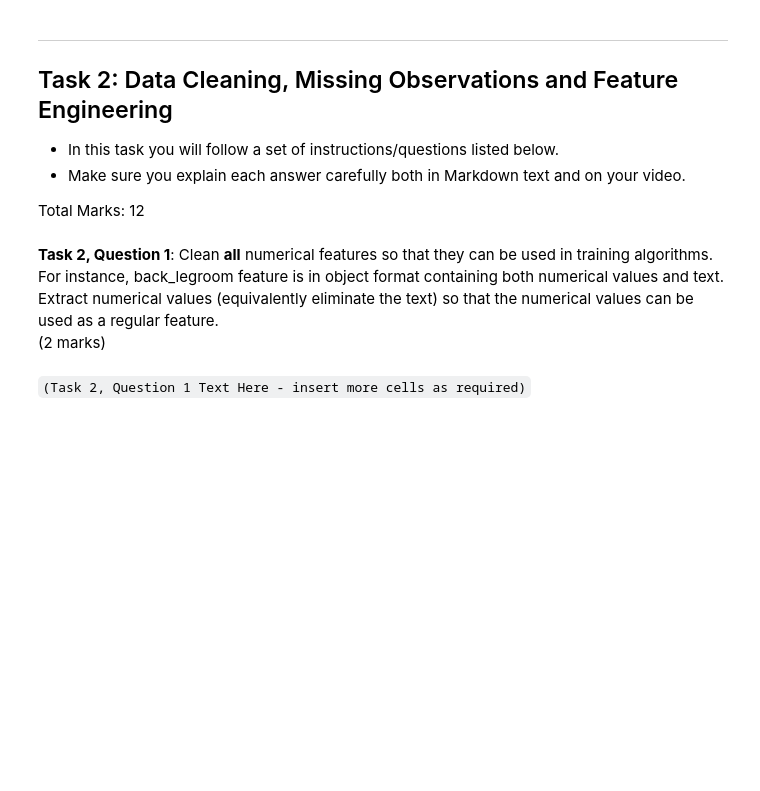
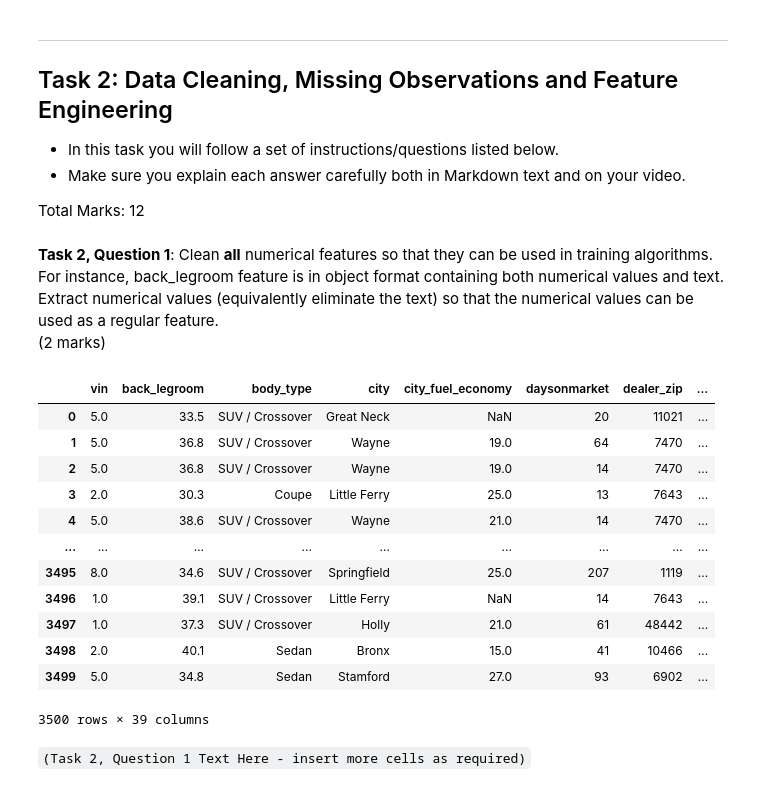
Before and after one commit to macRuslan/BUSA8001GroupProject, a Jupyter notebook: Group_Assignment_BUSA8001_PredictivePatrol.ipynb, the cells around one changed output. Drawn from its saved outputs; the diff is of its cells as text; code cells hidden in the pictures; blank space fills up the shorter version.

```diff
--- a/Group_Assignment_BUSA8001_PredictivePatrol.ipynb
+++ b/Group_Assignment_BUSA8001_PredictivePatrol.ipynb
@@ -180,12 +187,33 @@ import pandas as pd # data processing, CSV file I/O (e.g. pd.read_csv)
 import matplotlib.pyplot as plt
 import seaborn as sns
 # %%
-# Step 1: Identify numerical columns
-numerical_columns = train_data.select_dtypes(include=['number']).columns
+import pandas as pd
+import numpy as np
+import re
+
+# Helper function to extract numerical value from a string
+def extract_number(val):
+    if isinstance(val, str):  # Check if the value is of type string
+        # Extract the number from the string using regex
+        match = re.search(r'(\d+\.?\d*)', val)
+        # Return the number if a match is found, otherwise return NaN
+        return float(match.group(1)) if match else np.nan
+    return val  # If not string, return the original value
+
+# List of specific columns to clean
+columns_to_clean = ['back_legroom', 'front_legroom', 'height', 'maximum_seating', 'wheelbase', 'width']
+
+# Clean the specified columns in train_data dataframe
+for column in columns_to_clean:
+    train_data[column] = train_data[column].apply(extract_number)
+    train_data[column] = pd.to_numeric(train_data[column], errors='coerce')  # This will convert invalid parsing to NaN
+
+# Handle NaN values by filling them with the column mean
+for column in columns_to_clean:
+    train_data[column].fillna(train_data[column].mean(), inplace=True)
+
+# If you have a test_data dataframe and want to clean it in the same way:
+for column in columns_to_clean:
+    test_data[column] = test_data[column].apply(extract_number)
+    test_data[column] = pd.to_numeric(test_data[column], errors='coerce')
+    test_data[column].fillna(test_data[column].mean(), inplace=True)
-# %%
-# Step 2: Clean numerical columns with mixed data
-for column in numerical_columns:
-    if train_data[column].dtype == 'object':
-        # Use regular expressions to extract numerical values
-        train_data[column] = train_data[column].str.extract('(\d+\.\d+|\d+)').astype(float)
-        test_data[column] = test_data[column].str.extract('(\d+\.\d+|\d+)').astype(float)
@@ -201,3 +220,19 @@ clean_back_legroom(test_data)
+# %%
+train_data
+# %% [output]
+|  | vin | back_legroom | body_type | city | city_fuel_economy | daysonmarket | dealer_zip | ... |
+| 0 | 5.0 | 33.5 | SUV / Crossover | Great Neck | NaN | 20 | 11021 | ... |
+| 1 | 5.0 | 36.8 | SUV / Crossover | Wayne | 19.0 | 64 | 7470 | ... |
+| 2 | 5.0 | 36.8 | SUV / Crossover | Wayne | 19.0 | 14 | 7470 | ... |
+| 3 | 2.0 | 30.3 | Coupe | Little Ferry | 25.0 | 13 | 7643 | ... |
+| 4 | 5.0 | 38.6 | SUV / Crossover | Wayne | 21.0 | 14 | 7470 | ... |
+| ... | ... | ... | ... | ... | ... | ... | ... | ... |
+| 3495 | 8.0 | 34.6 | SUV / Crossover | Springfield | 25.0 | 207 | 1119 | ... |
+| 3496 | 1.0 | 39.1 | SUV / Crossover | Little Ferry | NaN | 14 | 7643 | ... |
+| 3497 | 1.0 | 37.3 | SUV / Crossover | Holly | 21.0 | 61 | 48442 | ... |
+| 3498 | 2.0 | 40.1 | Sedan | Bronx | 15.0 | 41 | 10466 | ... |
+| 3499 | 5.0 | 34.8 | Sedan | Stamford | 27.0 | 93 | 6902 | ... |
+3500 rows × 39 columns
 # %% [markdown]
 `(Task 2, Question 1 Text Here - insert more cells as required)`
 # %% [markdown]
```
Also changed, not shown: parts of 3 cells of this notebook.
